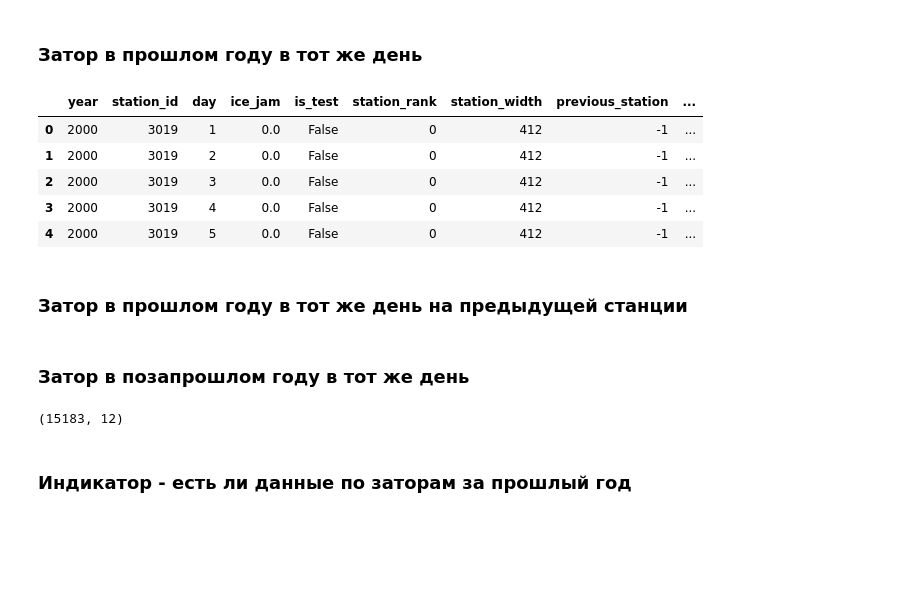
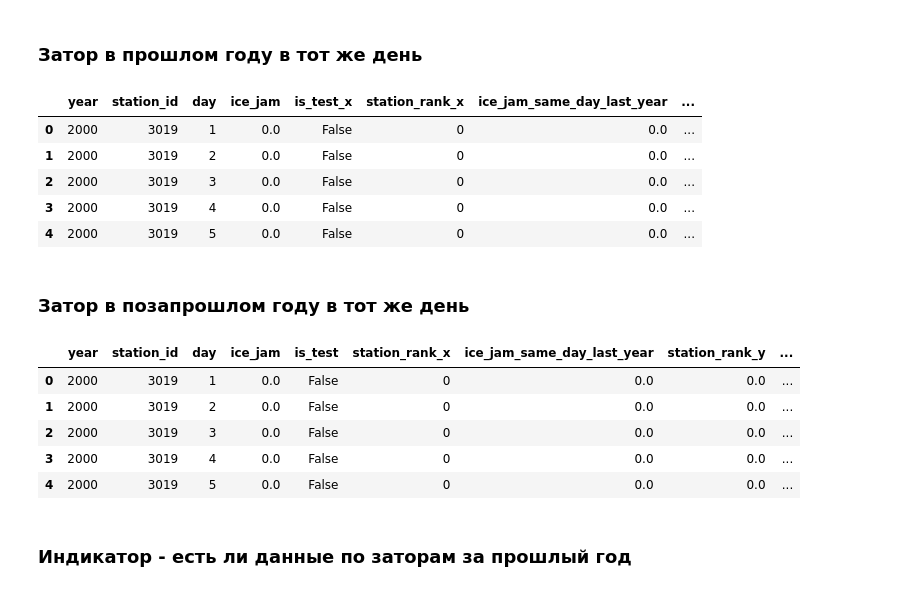
Before and after one commit to omoreva/emergencydatahack, a Jupyter notebook: features_from_labels.ipynb, the cells around one changed output. Drawn from its saved outputs; the diff is of its cells as text; code cells hidden in the pictures; blank space fills up the shorter version.

```diff
--- a/features_from_labels.ipynb
+++ b/features_from_labels.ipynb
@@ -172,38 +418,25 @@ main_df = pd.concat([main_df, test])
 main_df['is_test'] = main_df['ice_jam'].isnull()
 main_df['station_rank'] = main_df['station_id']
 main_df = main_df.replace({"station_rank": station_id_rank})
-main_df['station_width'] = main_df['station_id']
-main_df = main_df.replace({'station_width': station_width})
-main_df['previous_station'] = main_df['station_id']
-main_df = main_df.replace({"previous_station": previous_station})
-main_df['previous_station'] = main_df['previous_station'].astype(int)
 # %% [markdown]
 ### Затор в прошлом году в тот же день
 # %%
 main_df['previous_year'] = main_df['year'] - 1
-X = main_df.merge(main_df[['year', 'day', 'station_id','ice_jam']],
+X = main_df.merge(main_df,
               how = 'left',
               left_on = ['previous_year', 'day', 'station_id'],
               right_on = ['year', 'day', 'station_id']
-             ).drop([
-                     'year_y'], axis =1
+             ).drop(['previous_year_x', 'previous_year_y', 'year_y', 'is_test_y'], axis =1
                    ).rename(columns={'year_x':'year',
                  'ice_jam_x':'ice_jam',
-                 'ice_jam_y':'ice_jam_same_day_last_year',
-                 'previous_station_x':'previous_station',
-                 'station_rank_x': 'station_rank',
-                 'previous_year_x': 'previous_year',
-                  'is_test_x':'is_test'
-
+                 'ice_jam_y':'ice_jam_same_day_last_year'
                               })
 main_df = main_df.drop('previous_year', axis = 1)
 X.head()
 # %% [output]
-|  | year | station_id | day | ice_jam | is_test | station_rank | station_width | previous_station | ... |
-| 0 | 2000 | 3019 | 1 | 0.0 | False | 0 | 412 | -1 | ... |
-| 1 | 2000 | 3019 | 2 | 0.0 | False | 0 | 412 | -1 | ... |
-| 2 | 2000 | 3019 | 3 | 0.0 | False | 0 | 412 | -1 | ... |
-| 3 | 2000 | 3019 | 4 | 0.0 | False | 0 | 412 | -1 | ... |
-| 4 | 2000 | 3019 | 5 | 0.0 | False | 0 | 412 | -1 | ... |
+|  | year | station_id | day | ice_jam | is_test_x | station_rank_x | ice_jam_same_day_last_year | ... |
+| 0 | 2000 | 3019 | 1 | 0.0 | False | 0 | 0.0 | ... |
+| 1 | 2000 | 3019 | 2 | 0.0 | False | 0 | 0.0 | ... |
+| 2 | 2000 | 3019 | 3 | 0.0 | False | 0 | 0.0 | ... |
+| 3 | 2000 | 3019 | 4 | 0.0 | False | 0 | 0.0 | ... |
+| 4 | 2000 | 3019 | 5 | 0.0 | False | 0 | 0.0 | ... |
-# %% [markdown]
-### Затор в прошлом году в тот же день на предыдущей станции
@@ -225,7 +444,7 @@ X = X.fillna(0)
 ### Затор в позапрошлом году в тот же день
 # %%
 X['preprevious_year'] = X['year'] - 2
-X = X.merge(main_df[['year', 'day', 'station_id', 'ice_jam']],
+X = X.merge(main_df.drop('is_test', axis = 1),
               how = 'left',
               left_on = ['preprevious_year', 'day', 'station_id'],
               right_on = ['year', 'day', 'station_id']
@@ -233,11 +452,16 @@ X = X.merge(main_df[['year', 'day', 'station_id', 'ice_jam']],
                    ).rename(columns={'year_x':'year',
                  'ice_jam_x':'ice_jam',
                  'ice_jam_y':'ice_jam_same_day_prelast_year',
+                 'is_test_x':'is_test'
                               })
 X.head()
-X.shape
 # %% [output]
-(15183, 12)
+|  | year | station_id | day | ice_jam | is_test | station_rank_x | ice_jam_same_day_last_year | station_rank_y | ... |
+| 0 | 2000 | 3019 | 1 | 0.0 | False | 0 | 0.0 | 0.0 | ... |
+| 1 | 2000 | 3019 | 2 | 0.0 | False | 0 | 0.0 | 0.0 | ... |
+| 2 | 2000 | 3019 | 3 | 0.0 | False | 0 | 0.0 | 0.0 | ... |
+| 3 | 2000 | 3019 | 4 | 0.0 | False | 0 | 0.0 | 0.0 | ... |
+| 4 | 2000 | 3019 | 5 | 0.0 | False | 0 | 0.0 | 0.0 | ... |
 # %% [markdown]
 ### Индикатор - есть ли данные по заторам за прошлый год
 # %%
```
Also changed, not shown: parts of 60 cells of this notebook.
